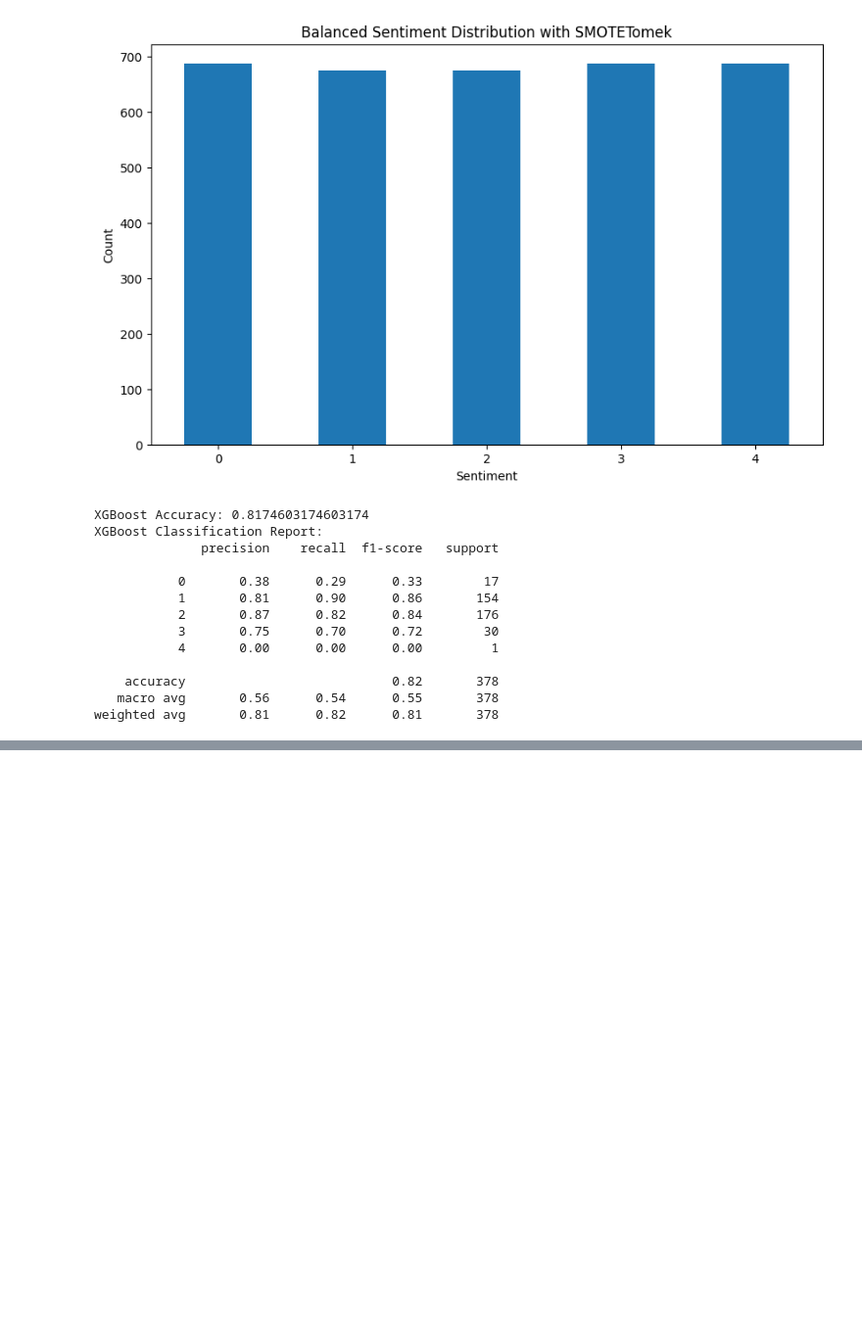
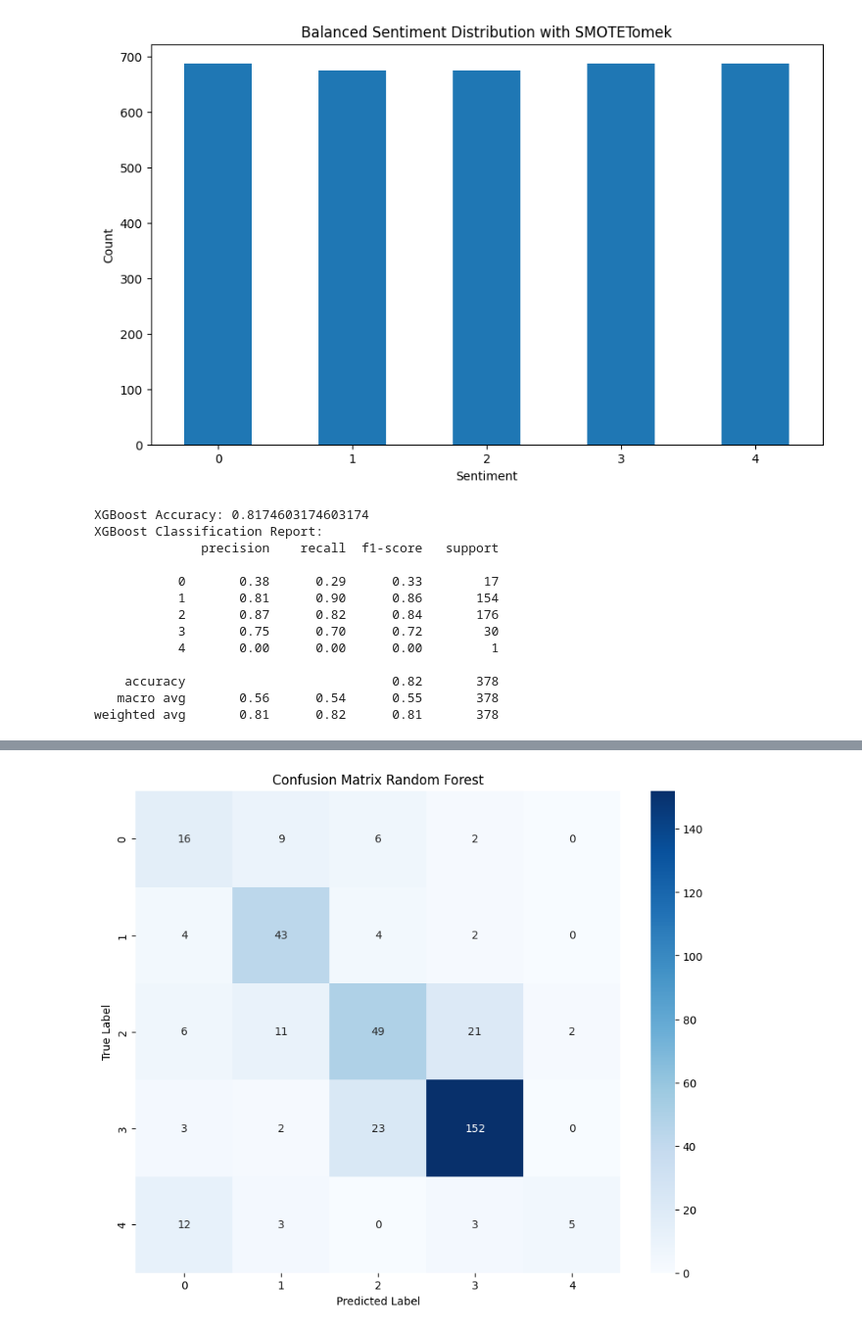
Before and after one commit to STALPHA2708/Sentimental_Analysis, a Jupyter notebook: Pintegrer.ipynb, the cells around one changed output, grey strips where cells are left out. Shown: that part at 98% size. Cells and saved outputs as stored; diff of their text form; code cells hidden in the pictures; blank space fills up the shorter version.

```diff
--- a/Pintegrer.ipynb
+++ b/Pintegrer.ipynb
@@ -685,0 +738,13 @@ weighted avg       0.81      0.82      0.81       378
+# %%
+from sklearn.ensemble import RandomForestClassifier
+from sklearn.metrics import classification_report, accuracy_score
+
+#train the model random forest
+rf_model = RandomForestClassifier()
+rf_model.fit(X_train_balanced, y_train_balanced)
+rf_predictions = rf_model.predict(X_test)
+
+#ecaluate the model
+print("Random Forest Accuracy:", accuracy_score(y_test, rf_predictions))
+print("Random Forest Classification Report:")
+print(classification_report(y_test, rf_predictions))
@@ -685,0 +884,18 @@ weighted avg       0.81      0.82      0.81       378
+# %%
+from sklearn.metrics import confusion_matrix
+import seaborn as sns
+import matplotlib.pyplot as plt
+
+# Compute the confusion matrix
+cm = confusion_matrix(y_test, rf_predictions, labels=rf_model.classes_)
+
+cm_df = pd.DataFrame(cm, index=rf_model.classes_, columns=rf_model.classes_)
+
+plt.figure(figsize=(10, 8))
+sns.heatmap(cm_df, annot=True, fmt='d', cmap='Blues')
+plt.title('Confusion Matrix Random Forest')
+plt.xlabel('Predicted Label')
+plt.ylabel('True Label')
+plt.show()
+# %% [output]
+[figure, added]
```
Also changed, not shown: parts of 7 cells of this notebook.
